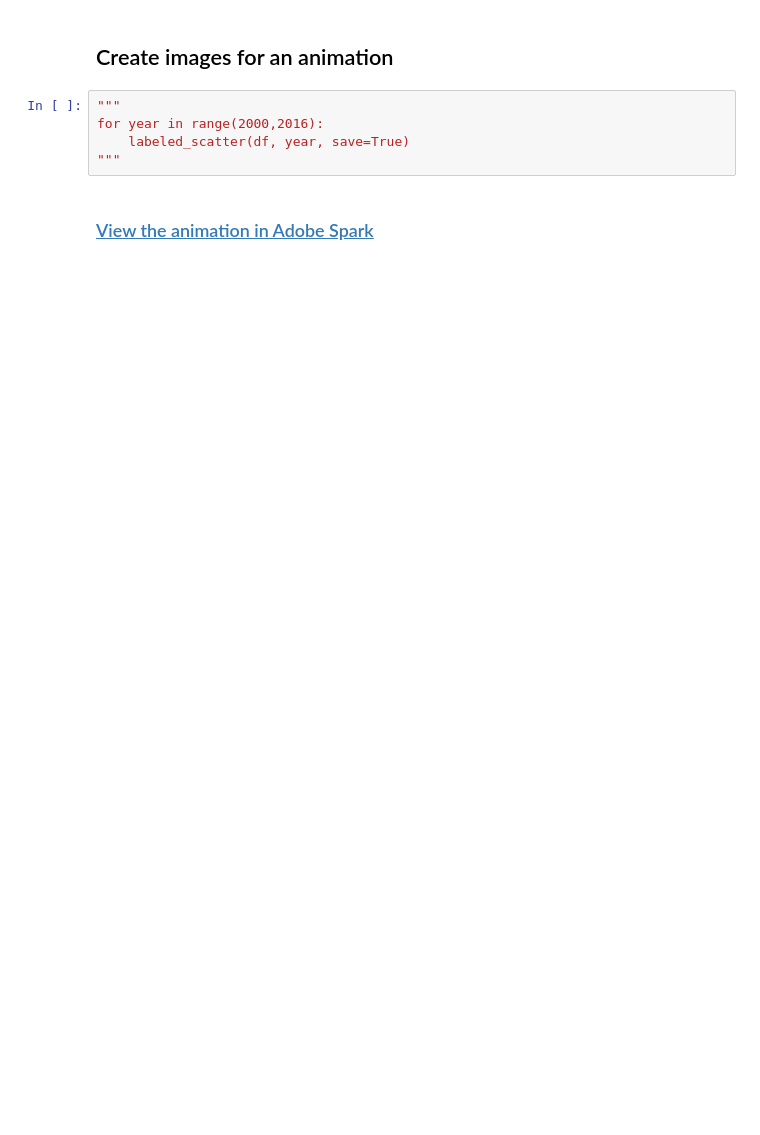
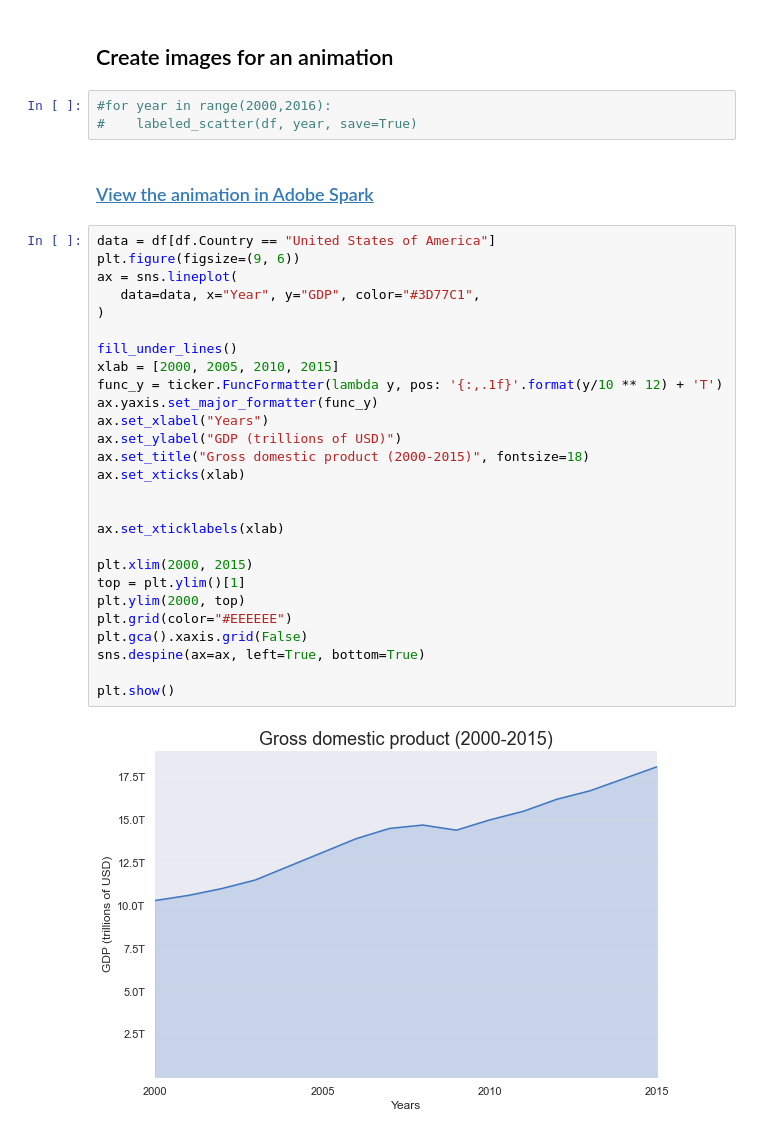
Before and after one commit to lep511/Life-Expectancy-and-GDP, a Jupyter notebook: life_expectancy_gdp.ipynb, the cells around one changed output. Drawn from its saved outputs; the diff is of its cells as text; blank space fills up the shorter version.

Commit message:
add project_func

```diff
--- a/life_expectancy_gdp.ipynb
+++ b/life_expectancy_gdp.ipynb
@@ -150,9 +114,36 @@ labeled_scatter(df, 2015)
 # %% [markdown]
 ## Create images for an animation
 # %%
-"""
-for year in range(2000,2016):
-    labeled_scatter(df, year, save=True)
-"""
+#for year in range(2000,2016):
+#    labeled_scatter(df, year, save=True)
 # %% [markdown]
 ### [View the animation in Adobe Spark](https://spark.adobe.com/video/taXE3CXn0mzRw)
+# %%
+data = df[df.Country == "United States of America"]
+plt.figure(figsize=(9, 6))
+ax = sns.lineplot(
+   data=data, x="Year", y="GDP", color="#3D77C1",
+)
+
+fill_under_lines()
+xlab = [2000, 2005, 2010, 2015]
+func_y = ticker.FuncFormatter(lambda y, pos: '{:,.1f}'.format(y/10 ** 12) + 'T')
+ax.yaxis.set_major_formatter(func_y)
+ax.set_xlabel("Years")
+ax.set_ylabel("GDP (trillions of USD)")
+ax.set_title("Gross domestic product (2000-2015)", fontsize=18)
+ax.set_xticks(xlab)
+
+
+ax.set_xticklabels(xlab)
+
+plt.xlim(2000, 2015)
+top = plt.ylim()[1]
+plt.ylim(2000, top)
+plt.grid(color="#EEEEEE")
+plt.gca().xaxis.grid(False)
+sns.despine(ax=ax, left=True, bottom=True)
+
+plt.show()
+# %% [output]
+[figure, added]
```
Also changed, not shown: parts of 9 cells of this notebook, 1 other file.
